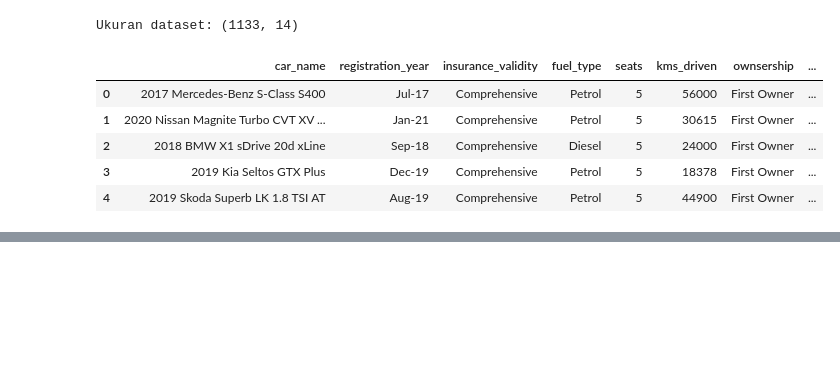
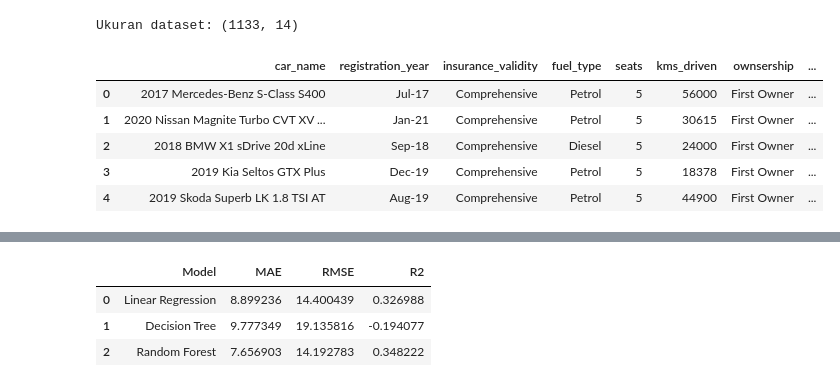
Before and after one commit to HvdM17/web_car_price_estimator, a Jupyter notebook: training/02_modelling.ipynb, the cells around one changed output, grey strips where cells are left out. Cells and saved outputs as stored; diff of their text form; code cells hidden in the pictures; blank space fills up the shorter version.

```diff
--- a/training/02_modelling.ipynb
+++ b/training/02_modelling.ipynb
@@ -22,0 +175,13 @@ Ukuran dataset: (1133, 14)
+# %%
+from sklearn.compose import ColumnTransformer
+from sklearn.preprocessing import OneHotEncoder, StandardScaler
+
+# Membuat preprocessing untuk setiap jenis fitur
+preprocessor = ColumnTransformer(
+    transformers=[
+        ('kategori', OneHotEncoder(handle_unknown='ignore'), categorical_features),
+        ('numerik', StandardScaler(), numeric_features)
+    ]
+)
+
+print("Preprocessing berhasil dibuat!")
@@ -22,0 +218,40 @@ Ukuran dataset: (1133, 14)
+# %%
+from sklearn.model_selection import KFold, cross_validate
+
+# Mengatur 5-Fold Cross Validation
+cv = KFold(n_splits=5, shuffle=True, random_state=42)
+
+# Menentukan metrik evaluasi
+scoring = {
+    'MAE': 'neg_mean_absolute_error',
+    'RMSE': 'neg_root_mean_squared_error',
+    'R2': 'r2'
+}
+
+# Menguji seluruh model menggunakan Cross Validation
+hasil_cv = []
+
+for nama, pipeline in pipelines.items():
+    scores = cross_validate(
+        pipeline,
+        X_train,
+        y_train,
+        cv=cv,
+        scoring=scoring
+    )
+
+    hasil_cv.append({
+        'Model': nama,
+        'MAE': -scores['test_MAE'].mean(),
+        'RMSE': -scores['test_RMSE'].mean(),
+        'R2': scores['test_R2'].mean()
+    })
+
+# Menampilkan hasil perbandingan
+hasil_cv = pd.DataFrame(hasil_cv)
+display(hasil_cv)
+# %% [output]
+|  | Model | MAE | RMSE | R2 |
+| 0 | Linear Regression | 8.899236 | 14.400439 | 0.326988 |
+| 1 | Decision Tree | 9.777349 | 19.135816 | -0.194077 |
+| 2 | Random Forest | 7.656903 | 14.192783 | 0.348222 |
```
Also changed, not shown: parts of 13 cells of this notebook.
